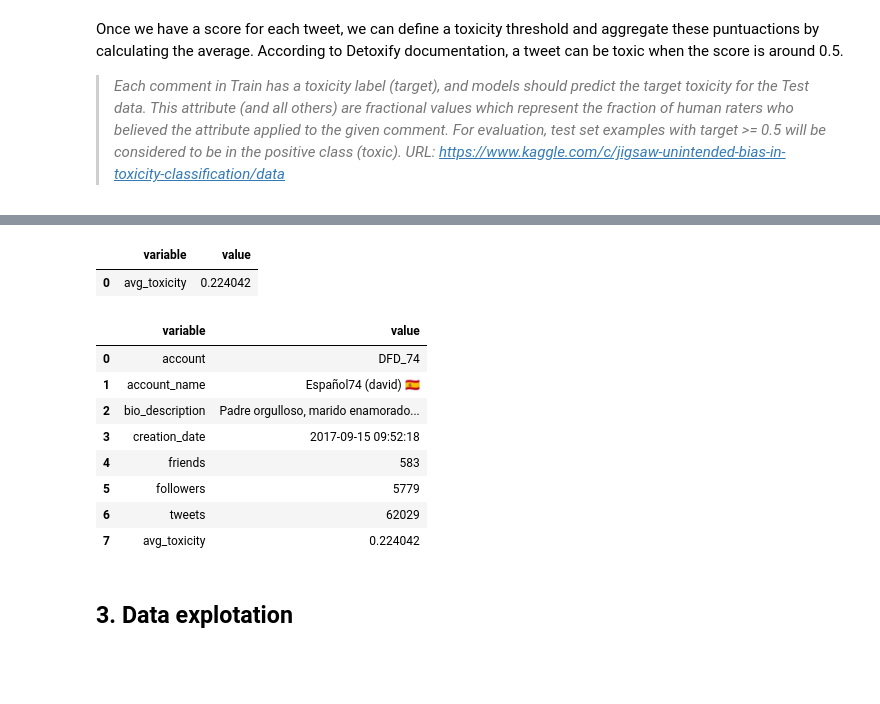
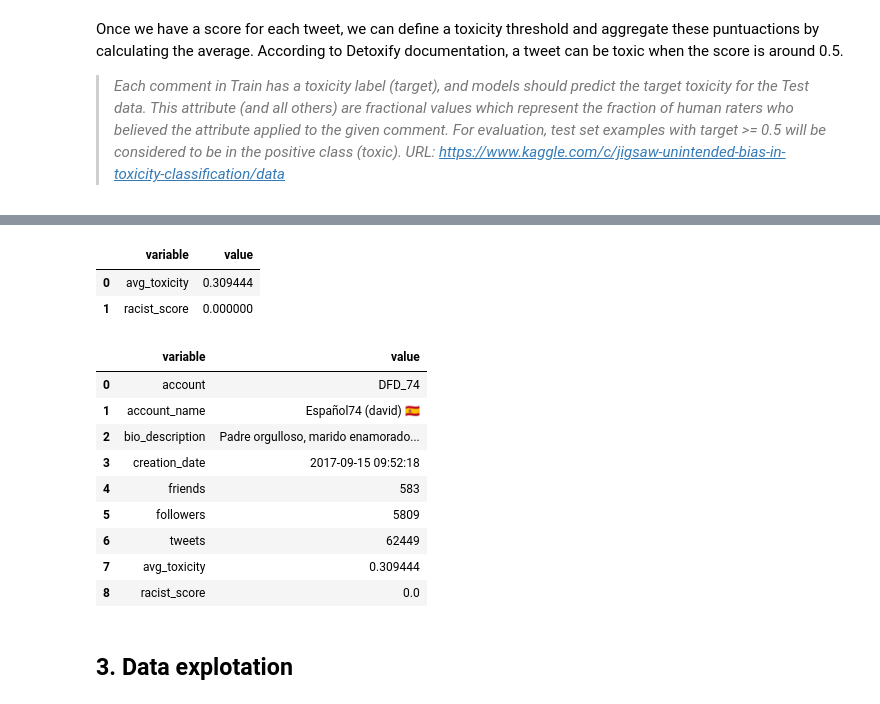
Before and after one commit to gmachinromero/project_robotodio, a Jupyter notebook: notebooks/02-multilingual-model.ipynb, the cells around one changed output, grey strips where cells are left out. Saved outputs shown, nothing was run; the diff lists cells and outputs as text; code cells hidden in the pictures; blank space fills up the shorter version.

```diff
--- a/notebooks/02-multilingual-model.ipynb
+++ b/notebooks/02-multilingual-model.ipynb
@@ -136,7 +136,7 @@ In the next cell we are going to download $n$ tweets from a Twitter account, and
 # Introduce the target Twitter account and number of items to download
 
 target = 'DFD_74'
-n_items = 300
+n_items = 100
 
 # Tweets list (iterator)
 tweets = tweets_iterator(target, n_items=1)
@@ -338,0 +341,9 @@ df.head()
+# %%
+with open("../words_lists/racist_words.txt") as f:
+    racist_words = f.read()
+
+racist_words = racist_words.split('\n')
+# %%
+# Define a class for each tweet
+df['racist'] = df['tweet'].apply(lambda tweet: 'possibly racist' if any (word in tweet for word in racist_words) else 'non-racist')
+df.head()
@@ -339,13 +357,14 @@ df.head()
 # %%
-# Calculate average toxicity level
-scoring_average = {'variable': ['avg_toxicity'],
-                   'value': [df['toxicity'].mean()]}
+# Calculate average toxicity level and racist score
+scoring_average = {'variable': ['avg_toxicity', 'racist_score'],
+                   'value': [df['toxicity'].mean(), len(df[df['racist']=='possibly racist'])/len(df['racist'])]}
 
 df_average = pd.DataFrame(scoring_average)
 df_average
 # %% [output]
 |  | variable | value |
-| 0 | avg_toxicity | 0.224042 |
+| 0 | avg_toxicity | 0.309444 |
+| 1 | racist_score | 0.000000 |
 # %%
 # Principal target account info
 df_account = pd.concat([df_account, df_average], ignore_index=True)
@@ -357,9 +376,10 @@ df_account
 | 2 | bio_description | Padre orgulloso, marido enamorado... |
 | 3 | creation_date | 2017-09-15 09:52:18 |
 | 4 | friends | 583 |
-| 5 | followers | 5779 |
-| 6 | tweets | 62029 |
-| 7 | avg_toxicity | 0.224042 |
+| 5 | followers | 5809 |
+| 6 | tweets | 62449 |
+| 7 | avg_toxicity | 0.309444 |
+| 8 | racist_score | 0.0 |
 # %% [markdown]
 ## 3. Data explotation
 # %% [markdown]
```
Also changed, not shown: parts of 22 cells of this notebook, 1 other file.
